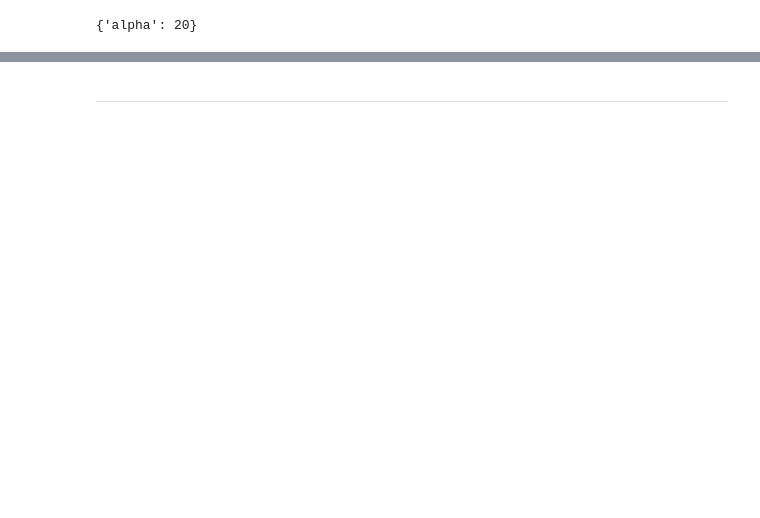
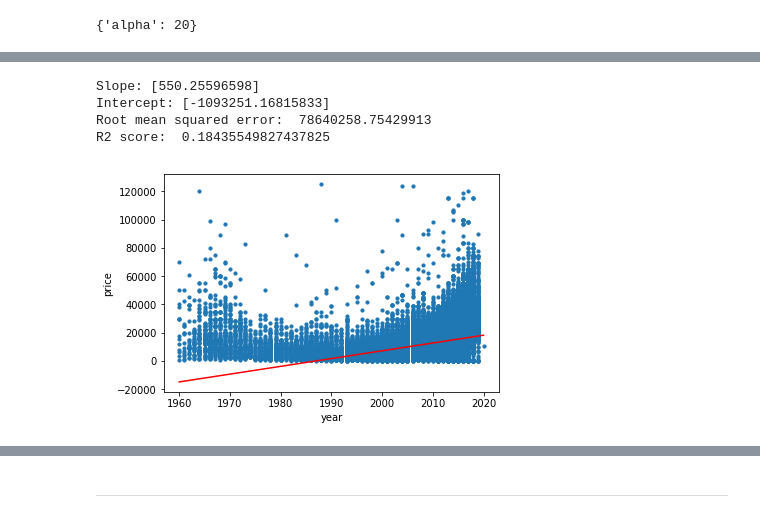
Before and after one commit to jashanmalhi/Data-Analysis, a Jupyter notebook: Used_Cars_Data_Modelling.ipynb, the cells around one changed output, grey strips where cells are left out. Drawn from its saved outputs; the diff is of its cells as text; code cells hidden in the pictures; blank space fills up the shorter version.

```diff
--- a/Used_Cars_Data_Modelling.ipynb
+++ b/Used_Cars_Data_Modelling.ipynb
@@ -144,0 +97,6 @@ X
+# %%
+data = ledger
+X = data[['year', 'odometer']]
+Y = data['price']
+x_odometer = X.drop(['year'],axis=1)
+x_year = X.drop(['odometer'],axis=1)
@@ -144,0 +144,12 @@ X
+# %%
+from sklearn.model_selection import cross_val_score
+from sklearn.linear_model import LinearRegression
+from sklearn.metrics import mean_squared_error, r2_score
+
+lin_reg = LinearRegression()
+
+MSEs = cross_val_score(lin_reg, X, Y, scoring='neg_mean_squared_error', cv=5)
+
+mean_MSE = np.mean(MSEs)
+
+mean_MSE
@@ -204,0 +228,31 @@ lasso_regressor.best_score_
+# %%
+lasso.fit(x_year, Y)
+
+y_predicted = lasso.predict(x_year)
+
+# model evaluation
+rmse = mean_squared_error(Y, y_predicted)
+r2 = r2_score(Y, y_predicted)
+
+# printing values
+print('Slope:' ,lasso.coef_)
+print('Intercept:', lasso.intercept_)
+print('Root mean squared error: ', rmse)
+print('R2 score: ', r2)
+
+# plotting values
+
+# data points
+plt.scatter(x_year, Y, s=10)
+plt.xlabel('year')
+plt.ylabel('price')
+
+# predicted values
+plt.plot(x_year, y_predicted, color='r')
+plt.show()
+# %% [output]
+Slope: [550.25596598]
+Intercept: [-1093251.16815833]
+Root mean squared error:  78640258.75429913
+R2 score:  0.18435549827437825
+[figure, added]
```
Also changed, not shown: parts of 27 cells of this notebook.
